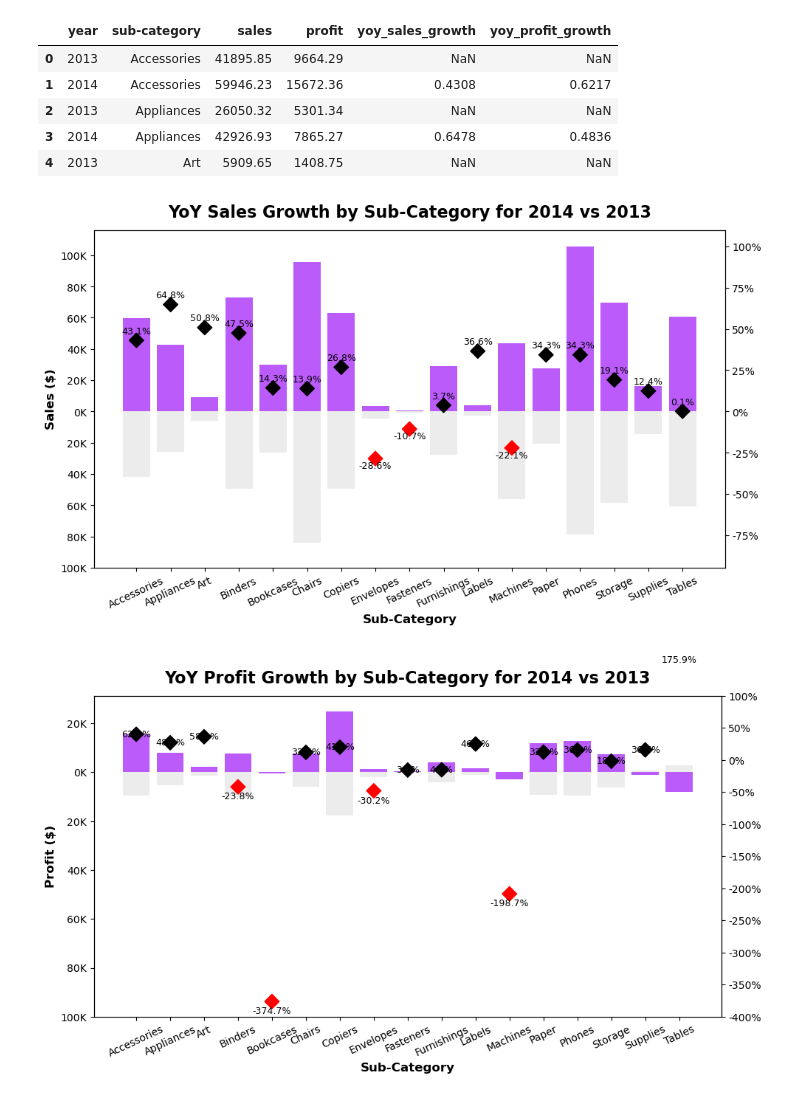
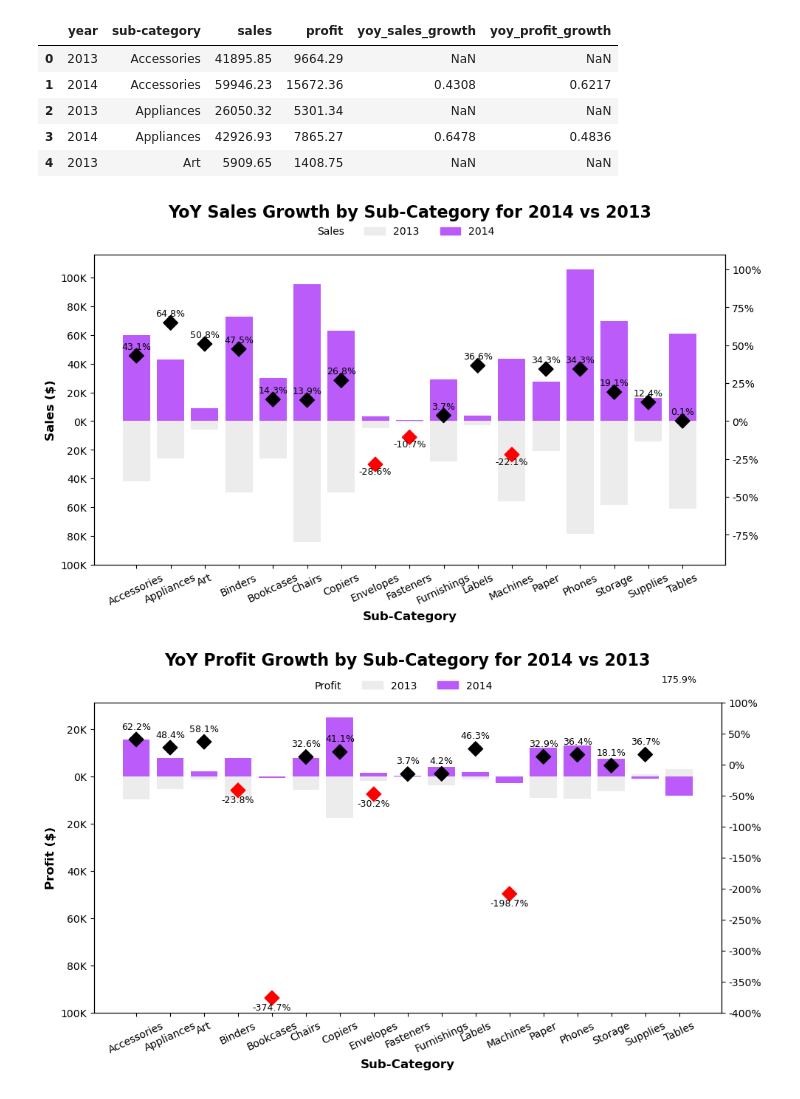
Before and after one commit to annugit1655/Global-Superstore-Project, a Jupyter notebook: notebooks/order-return-US-sales-analysis.ipynb, the cells around one changed output. Drawn from its saved outputs; the diff is of its cells as text; code cells hidden in the pictures.

Commit message:
'updated_plot'

```diff
--- a/notebooks/order-return-US-sales-analysis.ipynb
+++ b/notebooks/order-return-US-sales-analysis.ipynb
@@ -2431,35 +2439,41 @@ for i, row in sub_year.iterrows():
     if row['yoy_sales_growth'] * scale_sub >= 0:
         ypos = row['yoy_sales_growth'] * scale_sub + 3000
     else:
         ypos = row['yoy_sales_growth'] * scale_sub -1500
     ax.text(
         row['sub-category'], ypos ,
         f"{row['yoy_sales_growth']:.1%}", ha='center',
         va='bottom' if row['yoy_sales_growth']>=0 else 'top',
         fontsize=9, color='k'
     )
 
 # Y-axis customization
 ax.set_ylim(-100000, scale_sub*1.1)
 ax.set_yticks(np.arange(-100000, scale_sub*1.1, 20000))
 ax.set_yticklabels([f"{abs(val)/1000:.0f}K" for val in ax.get_yticks()])
 
 # Secondary-axis
 ax2 = ax.twinx()
 ax2.set_ylim(ax.get_ylim()[0]/scale_sub, ax.get_ylim()[1]/scale_sub)
 ax2.set_yticklabels([f"{val:.0%}" for val in ax2.get_yticks()])
 
 # Labels and title
 ax.tick_params(axis='x', rotation=25)
 ax.set_ylabel("Sales ($)", fontsize=12, fontweight='bold')
 ax.set_xlabel("Sub-Category", fontsize=12, fontweight='bold')
 ax.set_title("YoY Sales Growth by Sub-Category for 2014 vs 2013",
-             fontsize=16, fontweight='bold', y=1.02)
+             fontsize=16, fontweight='bold', y=1.10)
+# Add customize Legend
+patch_13 = mpatches.Patch(color= '#ececec', label = '2013')
+patch_14 = mpatches.Patch(color='#b855faf6', label='2014')
+title_patch = mpatches.Patch(color='none', label='Sales')
+ax.legend(handles=[title_patch, patch_13, patch_14], bbox_to_anchor=(0.65, 1.12), ncols=3, frameon=False)
 
+# Add layout
 plt.tight_layout()
 plt.show()
 # %% [output]
-[figure, old version]
+[figure, new version]
 # %%
 # visualization of profit and its YoY growth
 
@@ -2490,16 +2504,16 @@ ax.scatter(
 
 # Text labels (fix: use sub-category for x)
 for i, row in sub_year.iterrows():
-    if 1 > row['yoy_profit_growth'] * scale_profit >= 0:
-        ypos = row['yoy_profit_growth'] * scale_profit + 2000
+    if 1 > row['yoy_profit_growth']  >= 0:
+        ypos = row['yoy_profit_growth'] * scale_profit + 3500
     elif row['yoy_profit_growth'] > 1:
-        ypos = row['yoy_profit_growth'] * scale_profit
+        ypos = row['yoy_profit_growth'] * scale_profit - 5000
     else:
         ypos = row['yoy_profit_growth'] * scale_profit - 2000
     ax.text(
         row['sub-category'], ypos ,
         f"{row['yoy_profit_growth']:.1%}", ha='center',
-        va='bottom' if row['yoy_profit_growth']>=0 else 'top',
+        va='bottom' if row['yoy_profit_growth'] >=0 else 'top',
         fontsize=9, color='k'
     )
 
@@ -2519,10 +2533,17 @@ ax.tick_params(axis='x', rotation=25)
 ax.set_ylabel("Profit ($)", fontsize=12, fontweight='bold')
 ax.set_xlabel("Sub-Category", fontsize=12, fontweight='bold')
 ax.set_title("YoY Profit Growth by Sub-Category for 2014 vs 2013",
-             fontsize=16, fontweight='bold', y=1.02)
+             fontsize=16, fontweight='bold', y=1.10)
+
+# Add Customize legend
+profit_13 = mpatches.Patch(color='#ececec', label='2013')
+profit_14 = mpatches.Patch(color='#b855faf6', label='2014')
+title_patch = mpatches.Patch(color='none', label = 'Profit')
+ax.legend(handles=[title_patch, profit_13, profit_14], bbox_to_anchor=(0.65, 1.10), ncols=3, frameon=False)
+
 
 # Add layout
 plt.tight_layout()
 plt.show()
 # %% [output]
-[figure, old version]
+[figure, new version]
```
Also changed, not shown: parts of 3 cells of this notebook.
